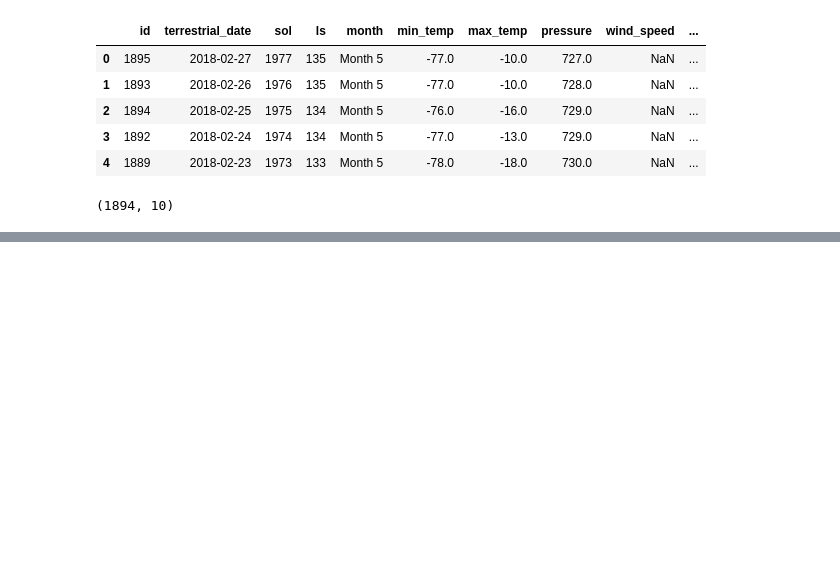
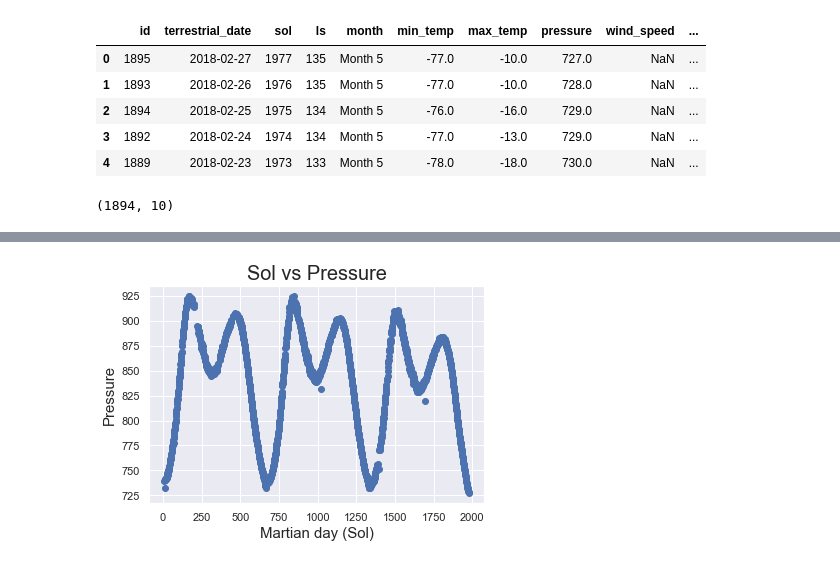
Before and after one commit to PiyushWithPant/Mars-Weather-Data-Analysis, a Jupyter notebook: index.ipynb, the cells around one changed output, grey strips where cells are left out. Cells and saved outputs as stored; diff of their text form; code cells hidden in the pictures; blank space fills up the shorter version.

```diff
--- a/index.ipynb
+++ b/index.ipynb
@@ -29,0 +34,4 @@ rawData.shape
+# %%
+updatedData = rawData.drop(['id','wind_speed','atmo_opacity', 'terrestrial_date'], axis=1)
+
+updatedData
@@ -29,0 +64,3 @@ rawData.shape
+# %%
+# Removing the nan values
+data = updatedData.dropna()
@@ -29,0 +79,8 @@ rawData.shape
+# %%
+plt.scatter(data['sol'], data['pressure'])
+plt.xlabel("Martian day (Sol)", fontsize=15)
+plt.ylabel("Pressure", fontsize=15)
+plt.title('Sol vs Pressure', fontsize = 20)
+plt.show()
+# %% [output]
+[figure, added]
```
Also changed, not shown: parts of 13 cells of this notebook.
